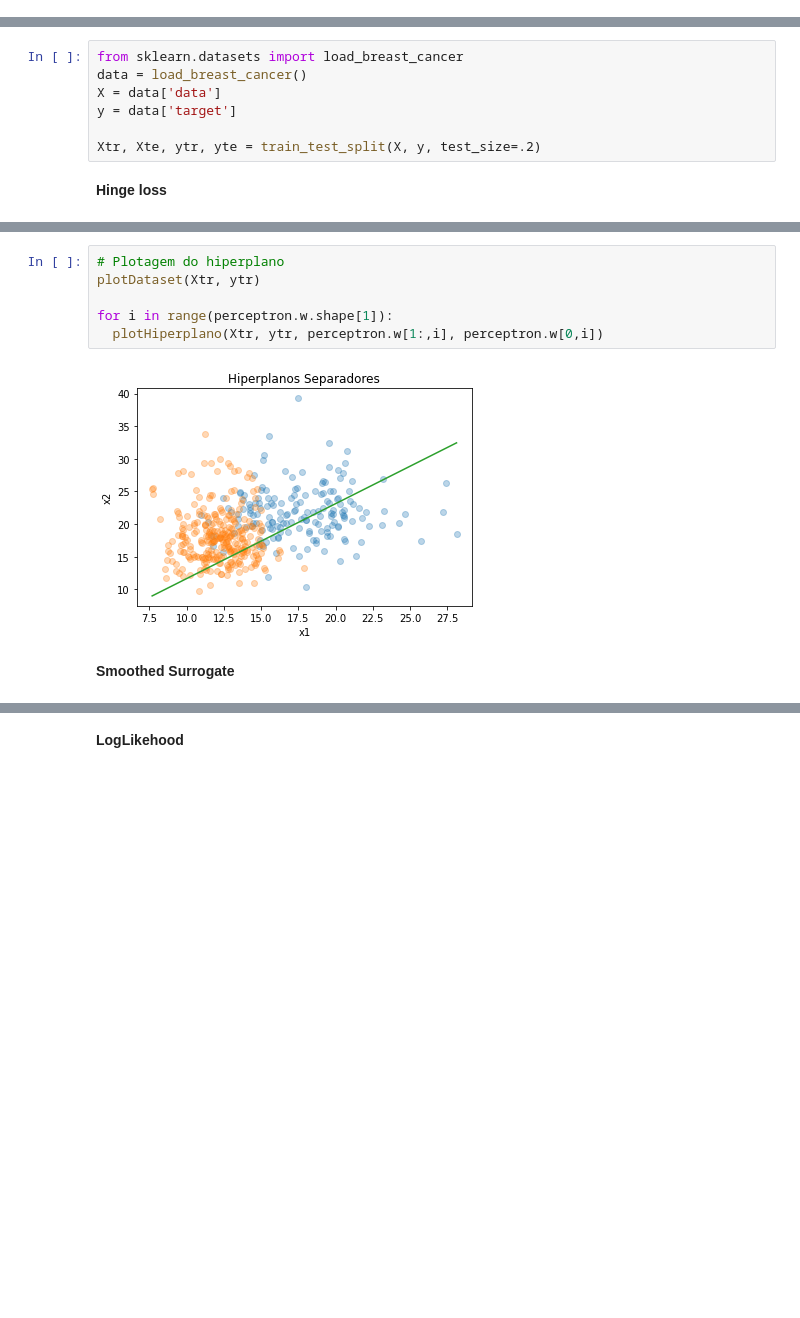
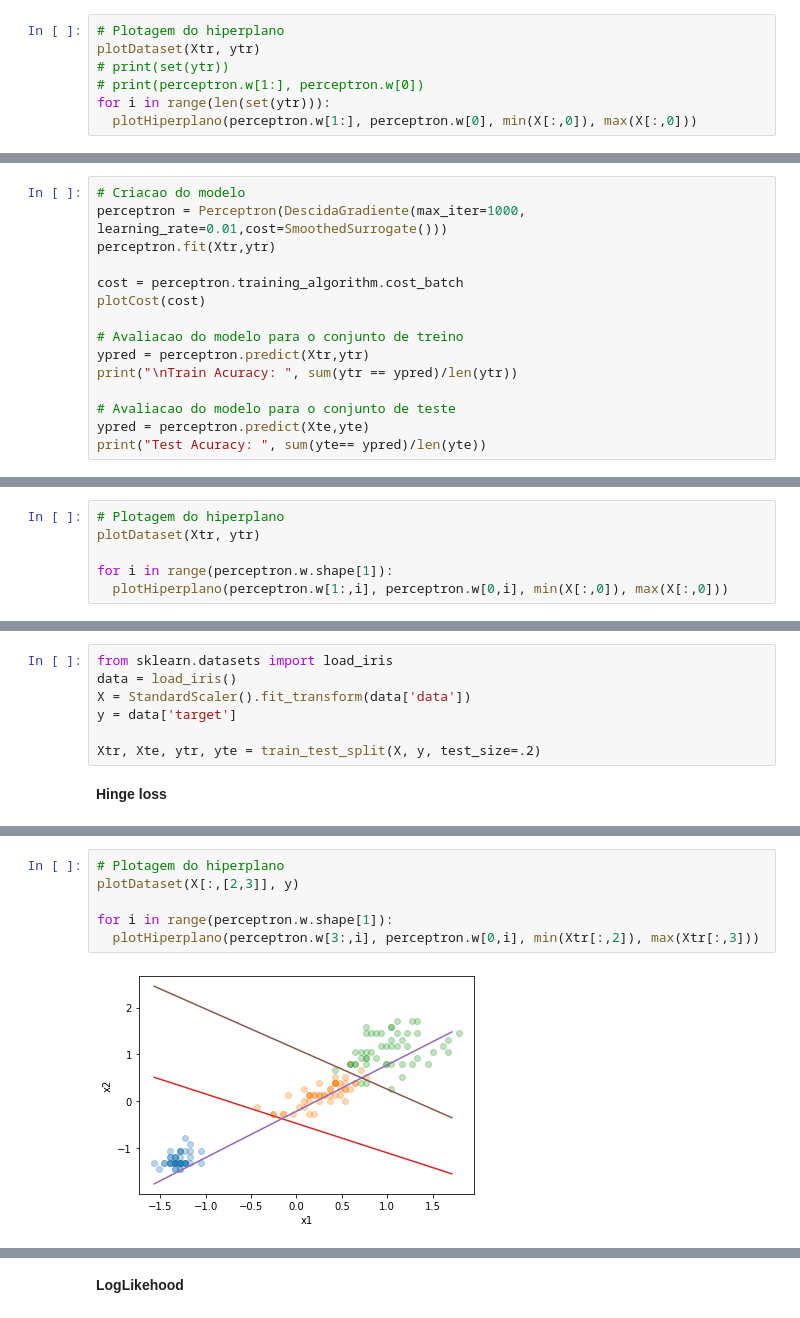
Before and after one commit to glima91/mestrado-redes-neurais, a Jupyter notebook: Perceptron_Multiclasse.ipynb, the cells around one changed output, grey strips where cells are left out. Drawn from its saved outputs; the diff is of its cells as text; blank space fills up the shorter version.

```diff
--- a/Perceptron_Multiclasse.ipynb
+++ b/Perceptron_Multiclasse.ipynb
@@ -270,0 +308,7 @@ array([[ 1.39720619,  0.75392486, -2.13938467, -0.83903148],
+# %%
+# Plotagem do hiperplano
+plotDataset(Xtr, ytr)
+# print(set(ytr))
+# print(perceptron.w[1:], perceptron.w[0])
+for i in range(len(set(ytr))):
+  plotHiperplano(perceptron.w[1:], perceptron.w[0], min(X[:,0]), max(X[:,0]))
@@ -270,0 +319,15 @@ array([[ 1.39720619,  0.75392486, -2.13938467, -0.83903148],
+# %%
+# Criacao do modelo
+perceptron = Perceptron(DescidaGradiente(max_iter=1000, learning_rate=0.01,cost=SmoothedSurrogate()))
+perceptron.fit(Xtr,ytr)
+
+cost = perceptron.training_algorithm.cost_batch
+plotCost(cost)
+
+# Avaliacao do modelo para o conjunto de treino
+ypred = perceptron.predict(Xtr,ytr)
+print("\nTrain Acuracy: ", sum(ytr == ypred)/len(ytr))
+
+# Avaliacao do modelo para o conjunto de teste
+ypred = perceptron.predict(Xte,yte)
+print("Test Acuracy: ", sum(yte== ypred)/len(yte))
@@ -270,0 +338,6 @@ array([[ 1.39720619,  0.75392486, -2.13938467, -0.83903148],
+# %%
+# Plotagem do hiperplano
+plotDataset(Xtr, ytr)
+
+for i in range(perceptron.w.shape[1]):
+  plotHiperplano(perceptron.w[1:,i], perceptron.w[0,i], min(X[:,0]), max(X[:,0]))
@@ -271,7 +348,7 @@ array([[ 1.39720619,  0.75392486, -2.13938467, -0.83903148],
 # %%
-from sklearn.datasets import load_breast_cancer
-data = load_breast_cancer()
-X = data['data']
+from sklearn.datasets import load_iris
+data = load_iris()
+X = StandardScaler().fit_transform(data['data'])
 y = data['target']
 
 Xtr, Xte, ytr, yte = train_test_split(X, y, test_size=.2)
@@ -299,10 +376,8 @@ Test Acuracy:  0.9035087719298246
 # %%
 # Plotagem do hiperplano
-plotDataset(Xtr, ytr)
+plotDataset(X[:,[2,3]], y)
 
 for i in range(perceptron.w.shape[1]):
-  plotHiperplano(Xtr, ytr, perceptron.w[1:,i], perceptron.w[0,i])
+  plotHiperplano(perceptron.w[3:,i], perceptron.w[0,i], min(Xtr[:,2]), max(Xtr[:,3]))
 # %% [output]
-[figure, old version]
+[figure, new version]
-# %% [markdown]
-**Smoothed Surrogate**
```
Also changed, not shown: parts of 33 cells of this notebook.
